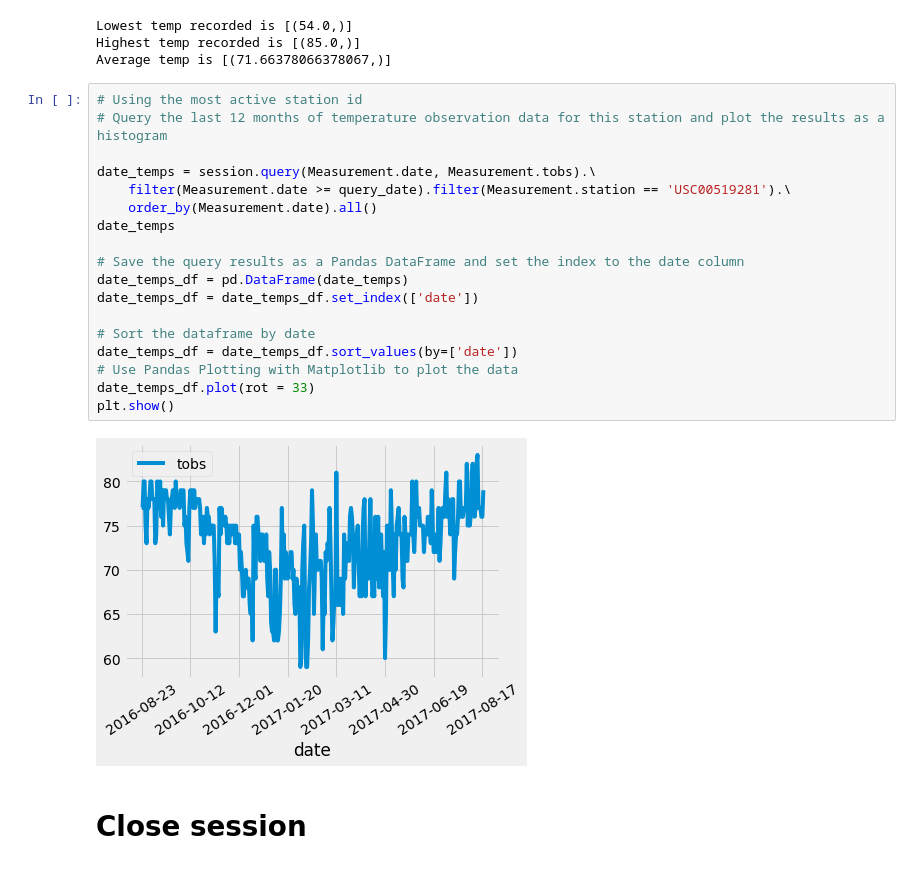
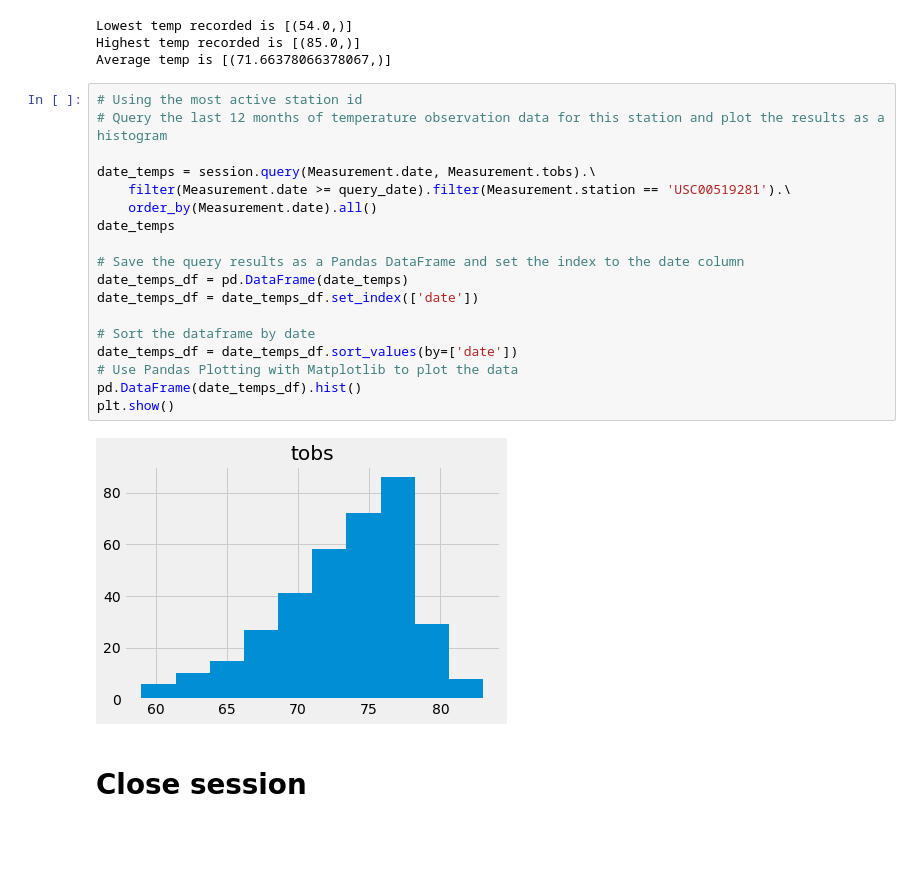
Before and after one commit to SanaRogers/sqlalchemy-challenge, a Jupyter notebook: climate_starter.ipynb, the cells around one changed output. Saved outputs shown, nothing was run; the diff lists cells and outputs as text; blank space fills up the shorter version.

```diff
--- a/climate_starter.ipynb
+++ b/climate_starter.ipynb
@@ -159,23 +159,23 @@ Average temp is [(71.66378066378067,)]
 # %%
 # Using the most active station id
 # Query the last 12 months of temperature observation data for this station and plot the results as a histogram
 
 date_temps = session.query(Measurement.date, Measurement.tobs).\
     filter(Measurement.date >= query_date).filter(Measurement.station == 'USC00519281').\
     order_by(Measurement.date).all()
 date_temps
 
 # Save the query results as a Pandas DataFrame and set the index to the date column
 date_temps_df = pd.DataFrame(date_temps)
 date_temps_df = date_temps_df.set_index(['date'])
 
 # Sort the dataframe by date
 date_temps_df = date_temps_df.sort_values(by=['date'])
 # Use Pandas Plotting with Matplotlib to plot the data
-date_temps_df.plot(rot = 33)
+pd.DataFrame(date_temps_df).hist()
 plt.show()
 # %% [output]
-[figure, old version]
+[figure, new version]
 # %% [markdown]
 # Close session
 # %%
```
